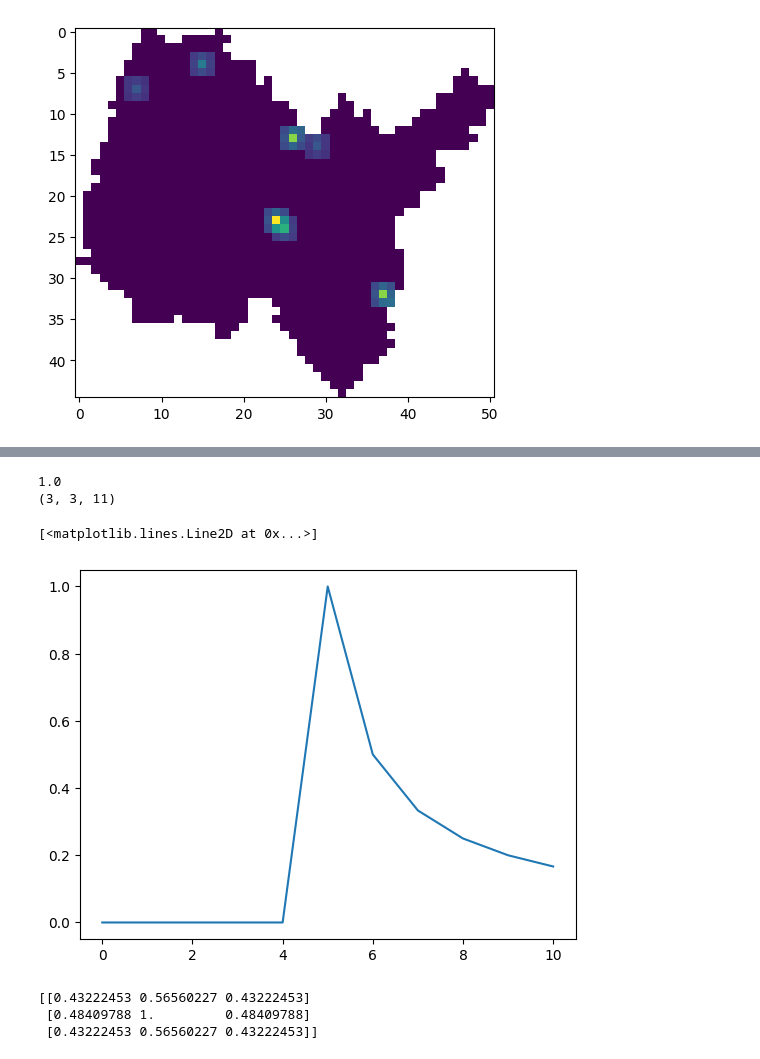
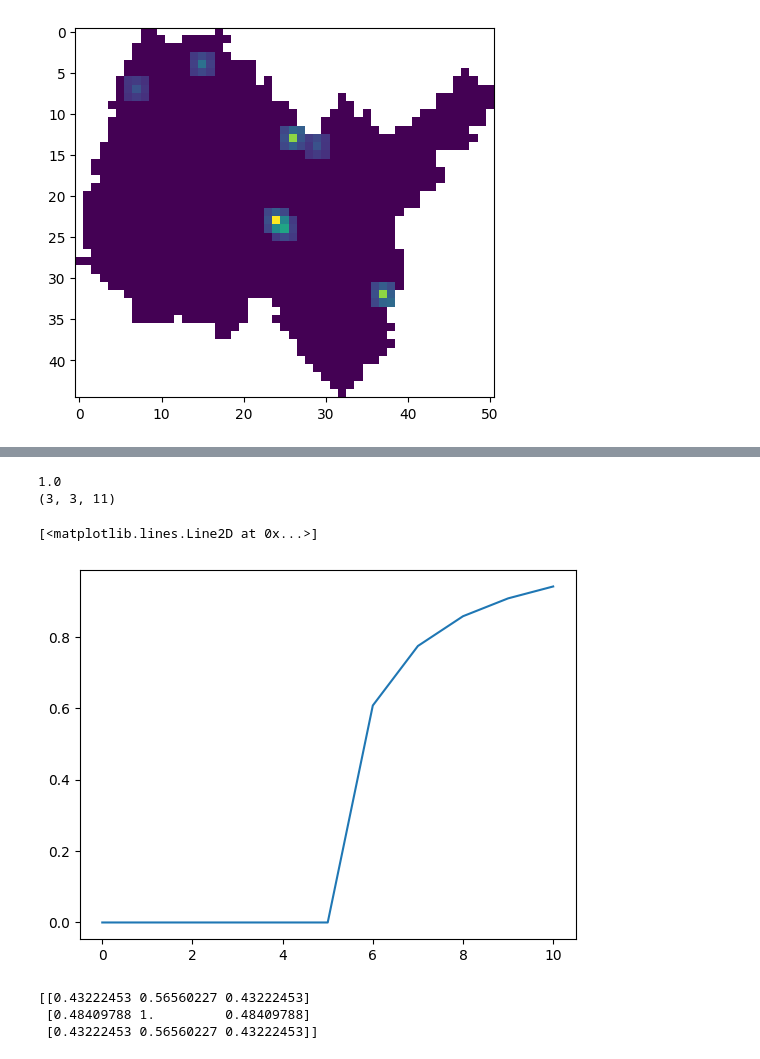
Before and after one commit to NicolasCaronPro/ST-GNN-for-wildifre-prediction, a Jupyter notebook: Prediction/Target/check.ipynb, the cells around one changed output, grey strips where cells are left out. Drawn from its saved outputs; the diff is of its cells as text; code cells hidden in the pictures.

```diff
--- a/Prediction/Target/check.ipynb
+++ b/Prediction/Target/check.ipynb
@@ -96,25 +165,25 @@ plt.imshow(log[:,:,260])
 # %%
 from tools_functions import *
 dim = (3,3,11)
 n_pixel_x = 0.02875215641173088
 n_pixel_y = 0.020721094073767096
 
 resolution_altitude = np.linspace((11//2) + 1, 0, num=(dim[-1] // 2) + 1)[0] - np.linspace((11//2) + 1, 0, num=(dim[-1] // 2) + 1)[1]
 kernel = myFunctionDistanceDugrandCercle3D(dim, resolution_lon=n_pixel_x, resolution_lat=n_pixel_y, resolution_altitude=resolution_altitude) + resolution_altitude
 
 kernel = resolution_altitude / kernel
-
-kernel = np.flip(kernel, axis=0)
+kernel = (np.max(kernel) - kernel) + np.min(kernel)
+#kernel = np.flip(kernel, axis=0)
 print(np.max(kernel))
 #kernel = kernel / np.max(kernel)
-kernel[:,:,:(dim[2]//2)] = 0.0
+kernel[:,:,:(dim[2]//2) + 1] = 0.0
 print(kernel.shape)
 plt.plot(kernel[1,1])
 # %% [output]
 1.0
 (3, 3, 11)
 [<matplotlib.lines.Line2D at 0x...>]
-[figure, old version]
+[figure, new version]
 # %%
 print(kernel[:, :, 2])
 # %% [output]
```
Also changed, not shown: parts of 15 cells of this notebook, 4 other files.
